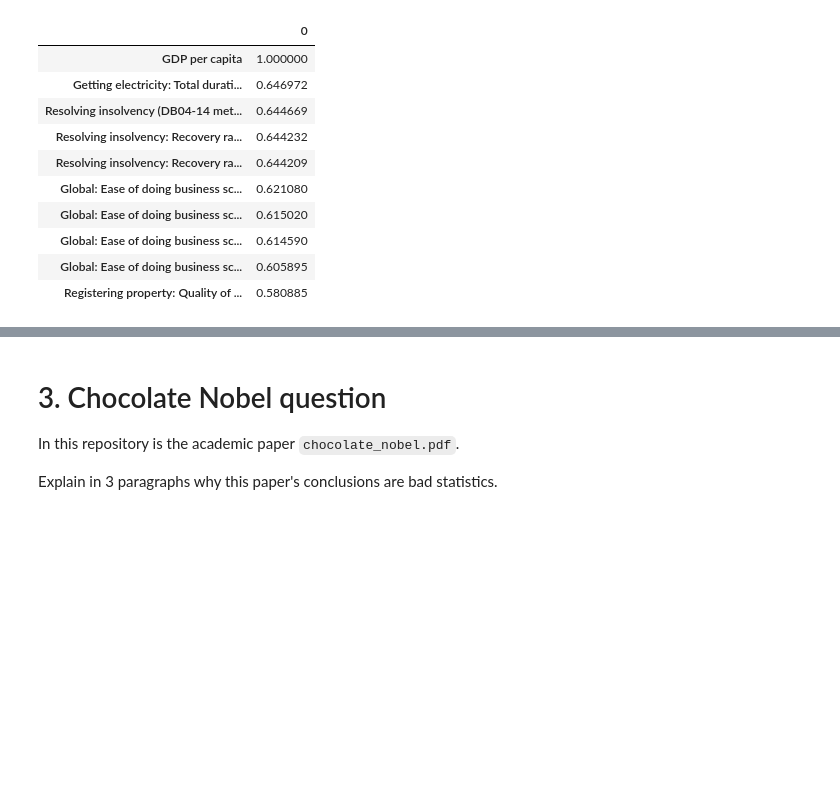
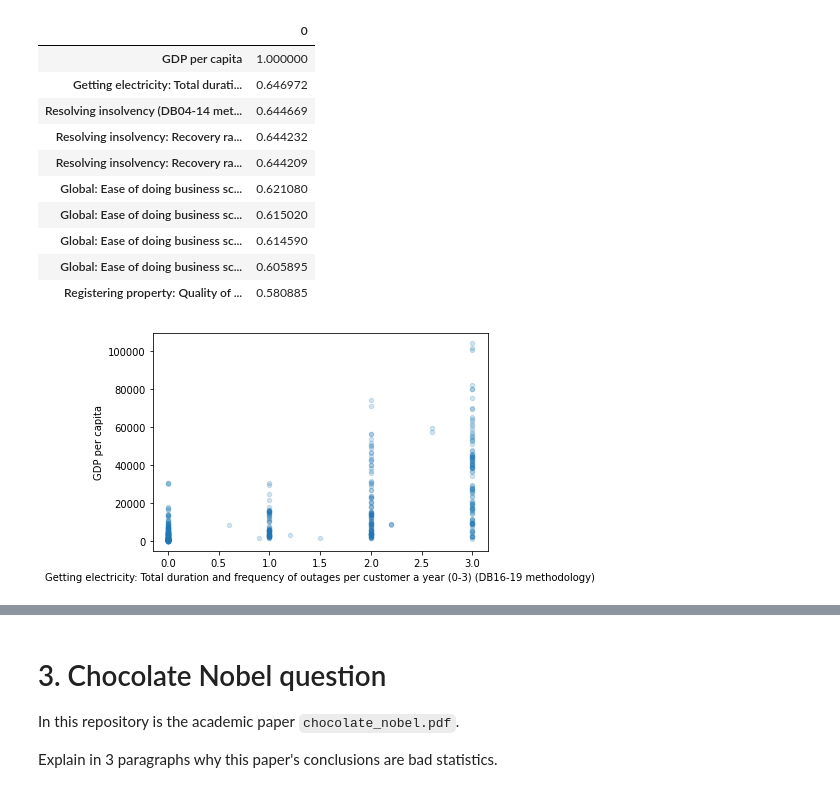
Before and after one commit to cb-ds-1/m2-5-storytelling, a Jupyter notebook: Workshop.ipynb, the cells around one changed output, grey strips where cells are left out. Cells and saved outputs as stored; diff of their text form; code cells hidden in the pictures; blank space fills up the shorter version.

```diff
--- a/Workshop.ipynb
+++ b/Workshop.ipynb
@@ -88,3 +88,12 @@ df_final.sort_values(by=0,ascending=False).head(10)
 | Global: Ease of doing business sc... | 0.614590 |
 | Global: Ease of doing business sc... | 0.605895 |
 | Registering property: Quality of ... | 0.580885 |
+# %%
+# Data visualizations:
+
+import matplotlib.pyplot as plt
+
+merge_df.plot(y='GDP per capita', x="Getting electricity: Total duration and frequency of outages per customer a year (0-3) (DB16-19 methodology)", kind='scatter', alpha = 0.2)
+plt.show()
+# %% [output]
+[figure, added]
```
Also changed, not shown: parts of 3 cells of this notebook.
